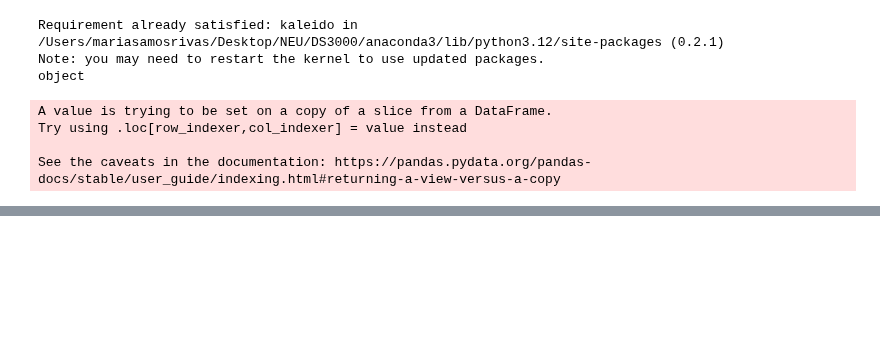
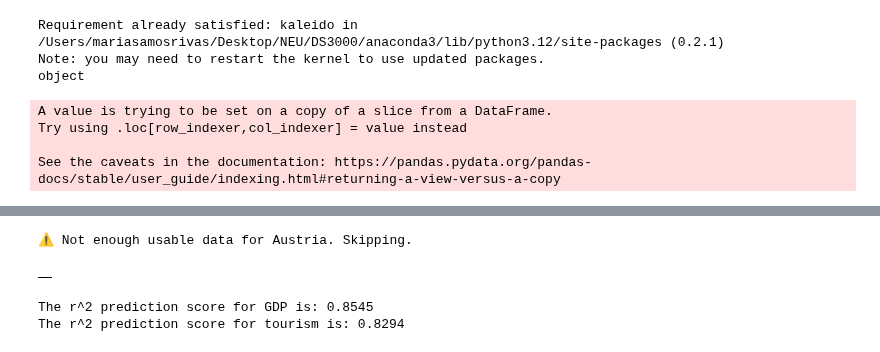
Before and after one commit to swbehan/RoadQualityWork, a Jupyter notebook: datasets/preprocessed-datasets/time_series_predictions.ipynb, the cells around one changed output, grey strips where cells are left out. Saved outputs shown, nothing was run; the diff lists cells and outputs as text; code cells hidden in the pictures; blank space fills up the shorter version.

```diff
--- a/datasets/preprocessed-datasets/time_series_predictions.ipynb
+++ b/datasets/preprocessed-datasets/time_series_predictions.ipynb
@@ -54,0 +121,8 @@ final_1plus_df
+# %%
+# test run
+
+forecast = get_country_prediction(data, country = 'Austria', num_years = 5)
+forecast
+# %% [output]
+⚠️ Not enough usable data for Austria. Skipping.
+|  |
@@ -54,0 +155,5 @@ final_1plus_df
+# %%
+summary_stat(data)
+# %% [output]
+The r^2 prediction score for GDP is: 0.8545
+The r^2 prediction score for tourism is: 0.8294
```
Also changed, not shown: parts of 9 cells of this notebook.
